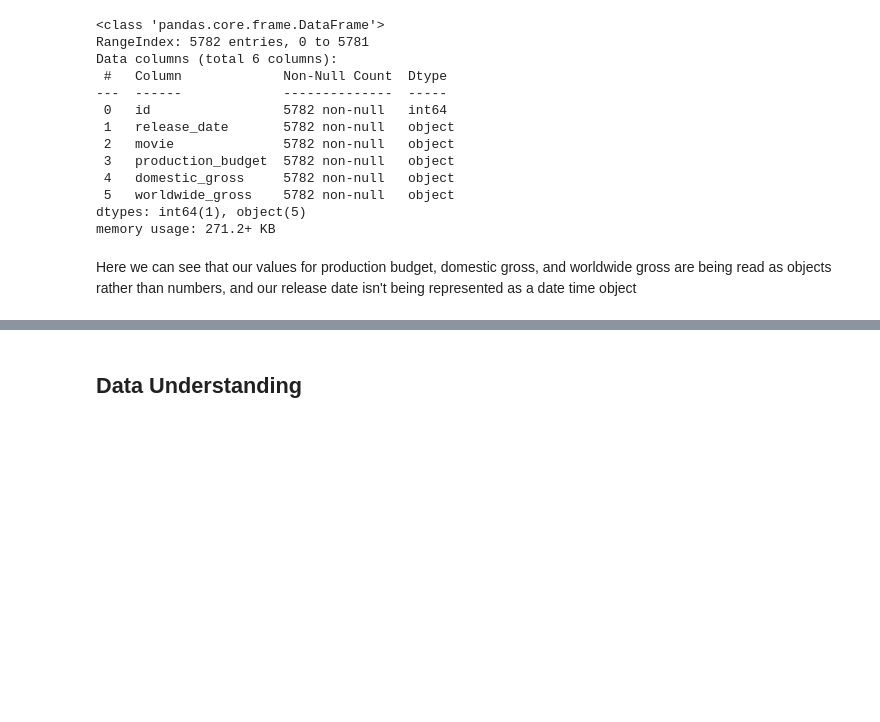
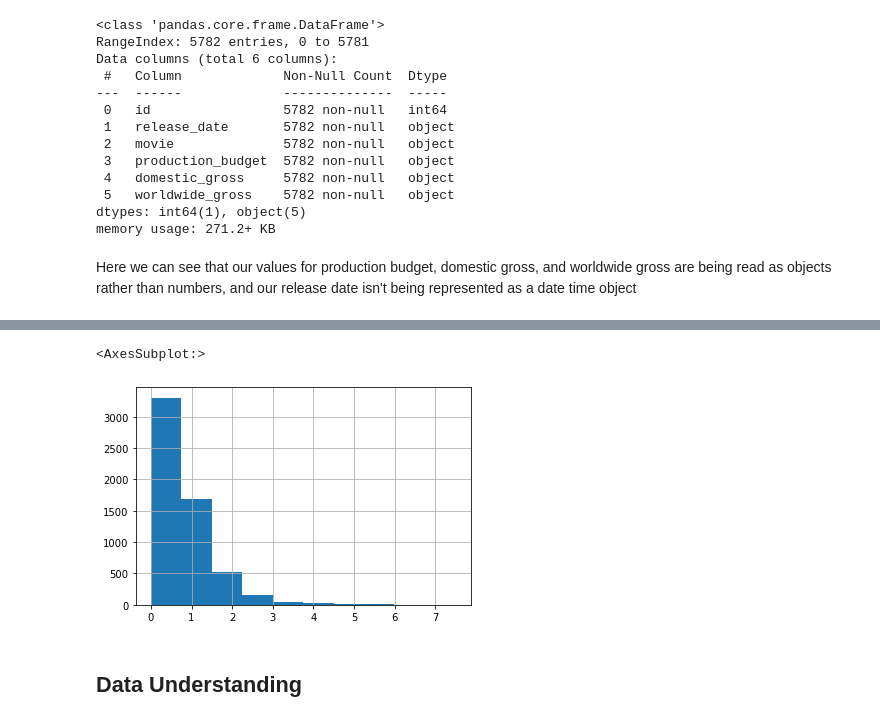
Before and after one commit to Jhuue/Flatiron-Capstone1, a Jupyter notebook: Shane.ipynb, the cells around one changed output, grey strips where cells are left out. Cells and saved outputs as stored; diff of their text form; code cells hidden in the pictures; blank space fills up the shorter version.

```diff
--- a/Shane.ipynb
+++ b/Shane.ipynb
@@ -120,3 +90,8 @@ the_movieDB.describe()
+# %%
+movie_budgets.normalized_domestic_ratio.hist()
+# %% [output]
+<AxesSubplot:>
+[figure, added]
 # %% [markdown]
 ## Data Understanding
 # %%
```
Also changed, not shown: parts of 22 cells of this notebook.
